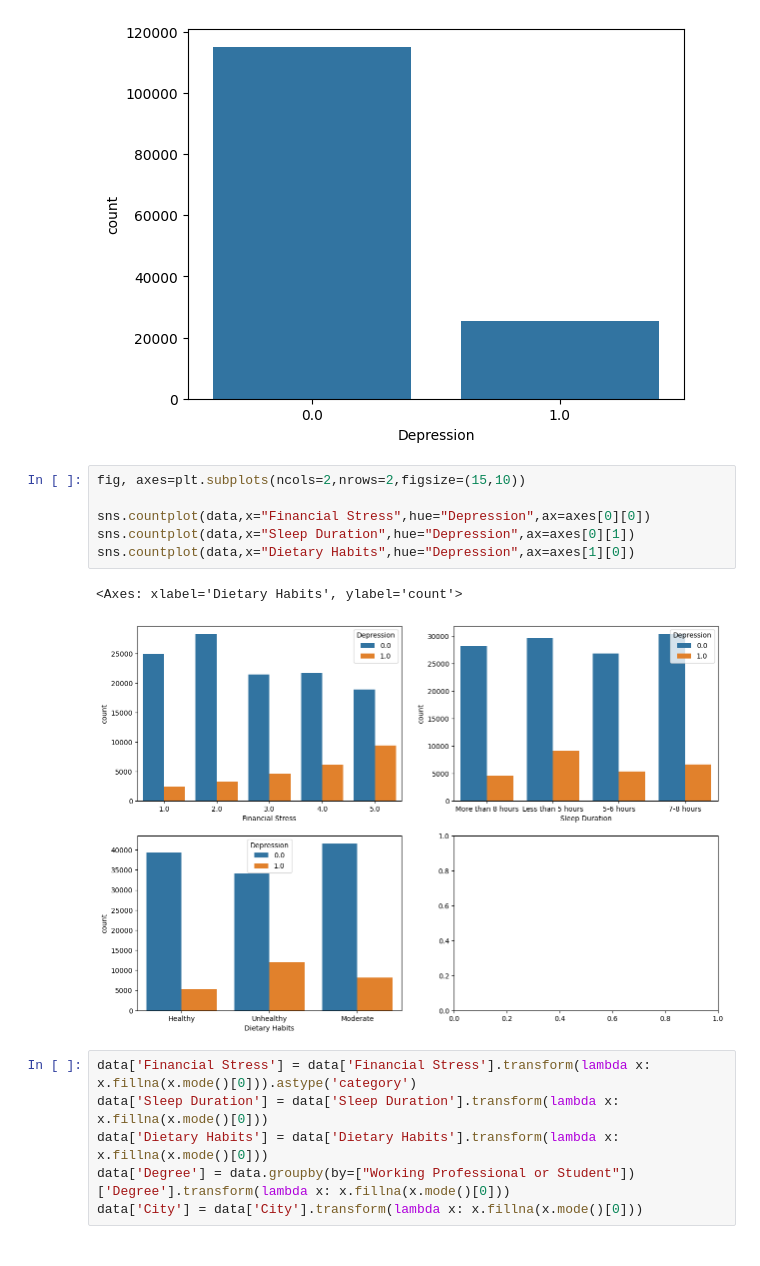
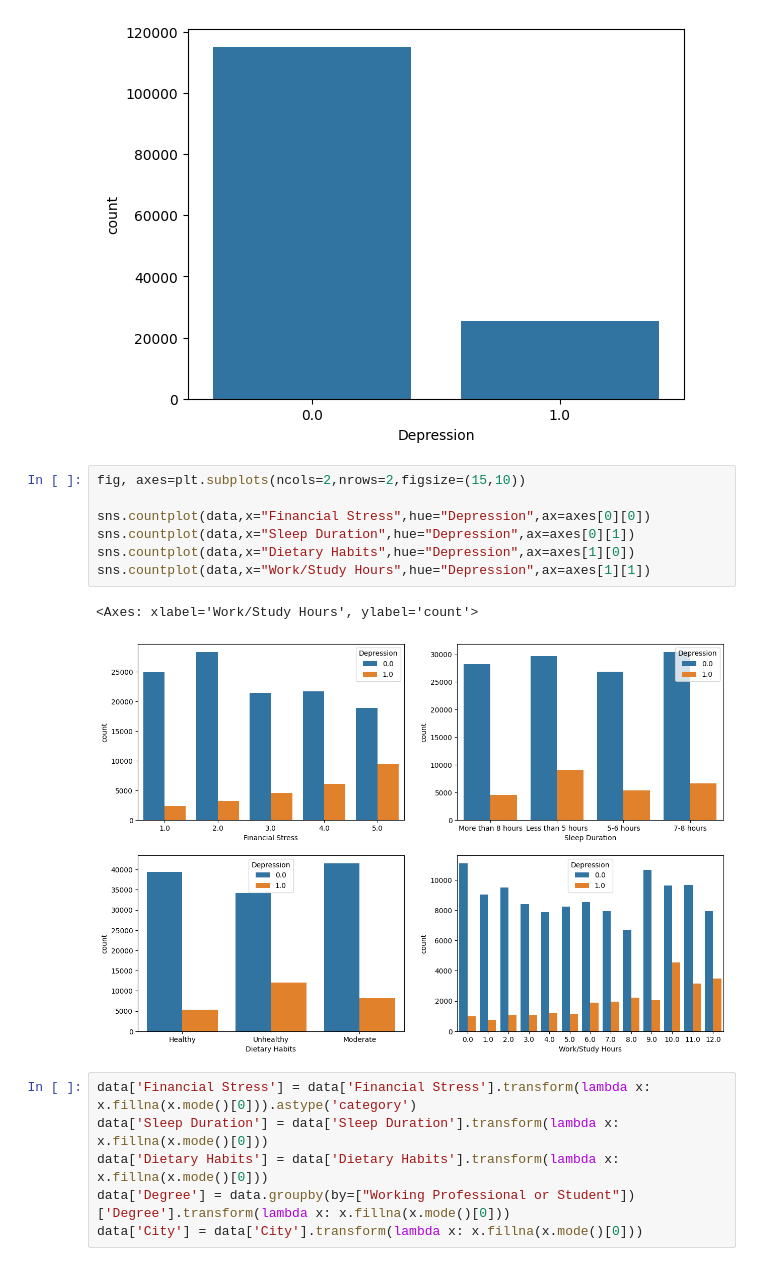
Before and after one commit to LoneCoder21/Kaggle-Notebooks, a Jupyter notebook: Classification/Mental Health/mental_health.ipynb, the cells around one changed output. Cells and saved outputs as stored; diff of their text form.

```diff
--- a/Classification/Mental Health/mental_health.ipynb
+++ b/Classification/Mental Health/mental_health.ipynb
@@ -114,12 +114,13 @@ sns.countplot(data, x="Depression")
 # %%
 fig, axes=plt.subplots(ncols=2,nrows=2,figsize=(15,10))
 
 sns.countplot(data,x="Financial Stress",hue="Depression",ax=axes[0][0])
 sns.countplot(data,x="Sleep Duration",hue="Depression",ax=axes[0][1])
 sns.countplot(data,x="Dietary Habits",hue="Depression",ax=axes[1][0])
+sns.countplot(data,x="Work/Study Hours",hue="Depression",ax=axes[1][1])
 # %% [output]
-<Axes: xlabel='Dietary Habits', ylabel='count'>
+<Axes: xlabel='Work/Study Hours', ylabel='count'>
-[figure, old version]
+[figure, new version]
 # %%
 data['Financial Stress'] = data['Financial Stress'].transform(lambda x: x.fillna(x.mode()[0])).astype('category')
 data['Sleep Duration'] = data['Sleep Duration'].transform(lambda x: x.fillna(x.mode()[0]))
```
Also changed, not shown: parts of 5 cells of this notebook.
